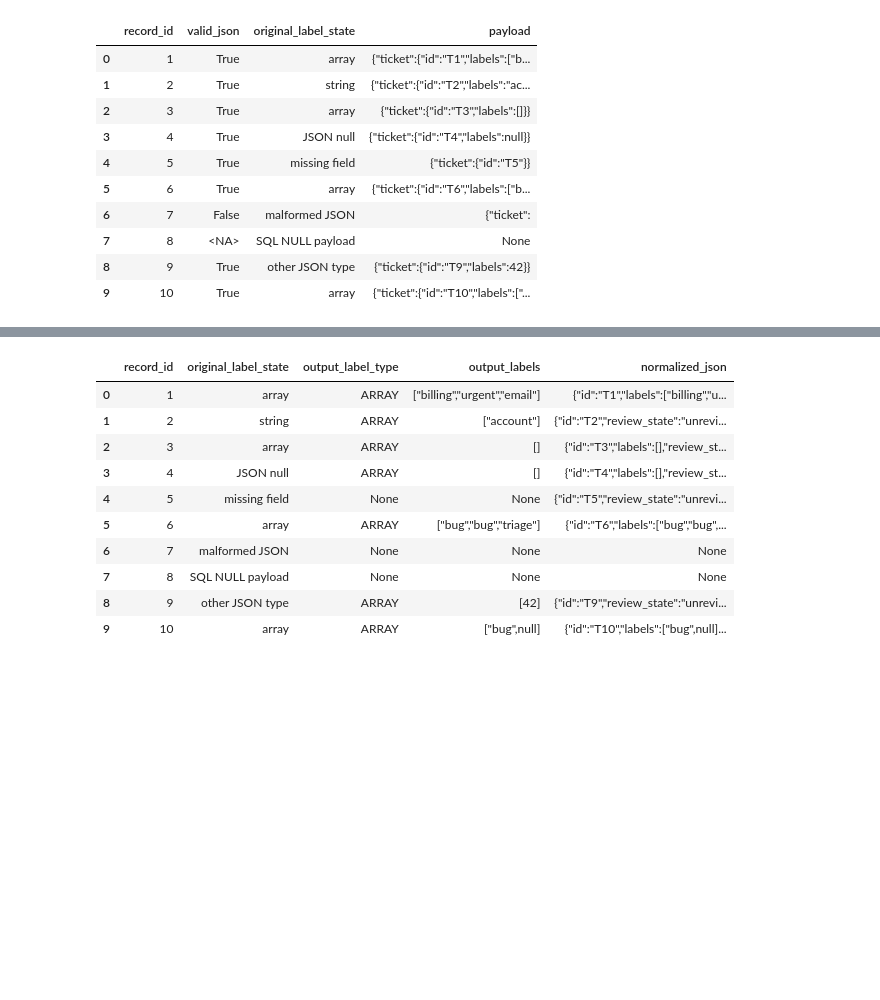
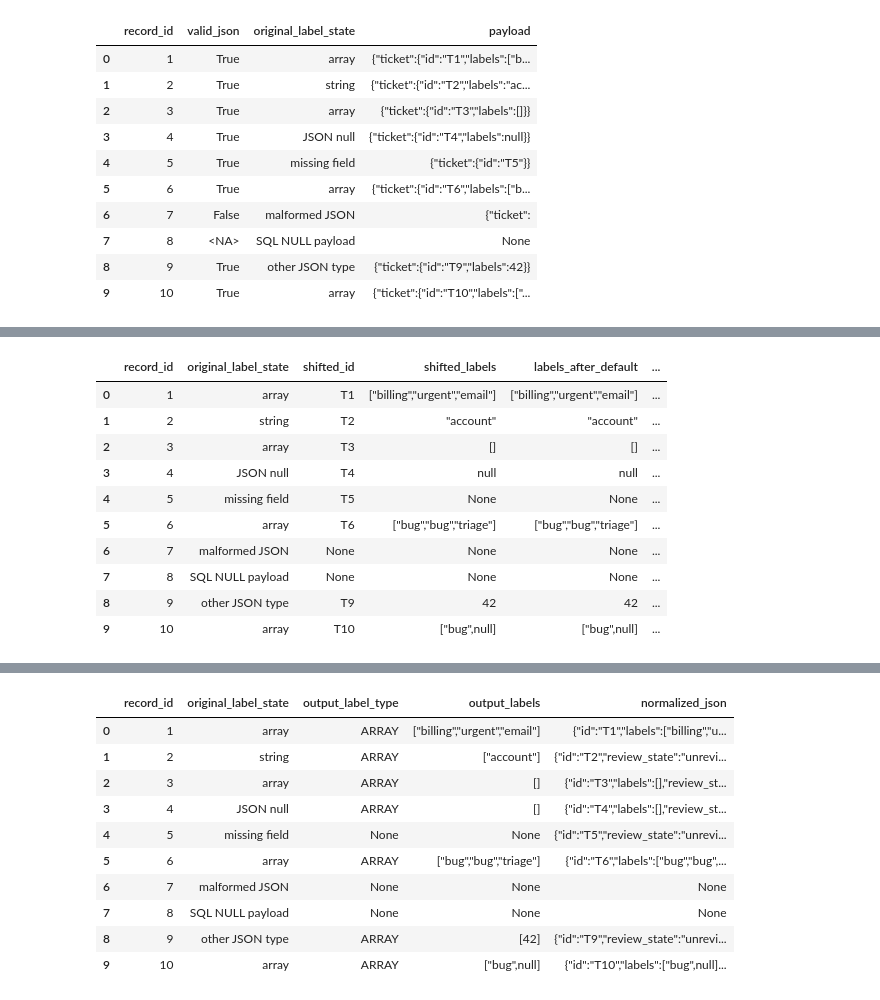
Before and after one commit to Query-farm/vgi-jolt, a Jupyter notebook: notebooks/01_audit_json_cardinality_changes.ipynb, the cells around one changed output, grey strips where cells are left out. Cells and saved outputs as stored; diff of their text form; code cells hidden in the pictures; blank space fills up the shorter version.

```diff
--- a/notebooks/01_audit_json_cardinality_changes.ipynb
+++ b/notebooks/01_audit_json_cardinality_changes.ipynb
@@ -124,0 +143,28 @@ SELECT record_id,valid_json,original_label_state,payload FROM classified ORDER B
+# %%
+%%sql
+CREATE TABLE shifted AS
+SELECT *,CASE WHEN valid_json THEN jolt.main.jolt_shift(payload,
+ '{"ticket":{"id":"id","labels":"labels"}}') END AS shifted_json
+FROM classified;
+CREATE TABLE defaulted AS
+SELECT *,CASE WHEN valid_json THEN jolt.main.jolt_default(shifted_json,
+ '{"review_state":"unreviewed"}') END AS defaulted_json
+FROM shifted;
+SELECT record_id,original_label_state,
+       json_extract_string(shifted_json,'$.id') AS shifted_id,
+       json_extract(shifted_json,'$.labels') AS shifted_labels,
+       json_extract(defaulted_json,'$.labels') AS labels_after_default,
+       json_extract_string(defaulted_json,'$.review_state') AS assigned_review_state
+FROM defaulted ORDER BY record_id;
+# %% [output]
+|  | record_id | original_label_state | shifted_id | shifted_labels | labels_after_default | ... |
+| 0 | 1 | array | T1 | ["billing","urgent","email"] | ["billing","urgent","email"] | ... |
+| 1 | 2 | string | T2 | "account" | "account" | ... |
+| 2 | 3 | array | T3 | [] | [] | ... |
+| 3 | 4 | JSON null | T4 | null | null | ... |
+| 4 | 5 | missing field | T5 | None | None | ... |
+| 5 | 6 | array | T6 | ["bug","bug","triage"] | ["bug","bug","triage"] | ... |
+| 6 | 7 | malformed JSON | None | None | None | ... |
+| 7 | 8 | SQL NULL payload | None | None | None | ... |
+| 8 | 9 | other JSON type | T9 | 42 | 42 | ... |
+| 9 | 10 | array | T10 | ["bug",null] | ["bug",null] | ... |
```
Also changed, not shown: parts of 21 cells of this notebook, 13 other files.
